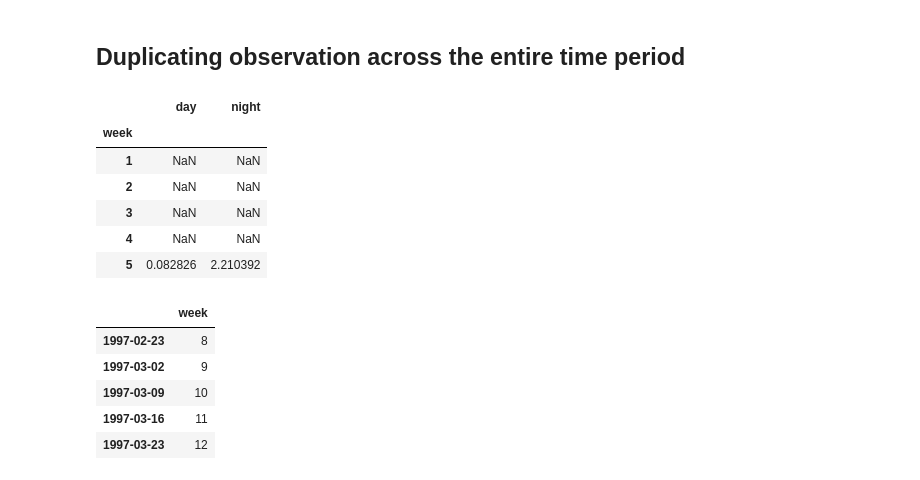
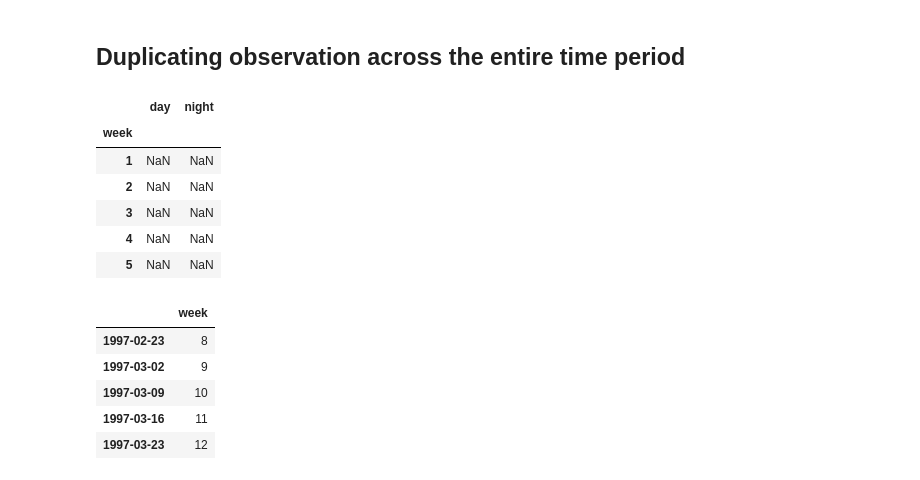
Before and after one commit to Ash12H/Seapopym-optimization, a Jupyter notebook: notebooks/1_data_processing/1_1_Forcing/1_1_7_1_climato_obs_papa.ipynb, the cells around one changed output. Saved outputs shown, nothing was run; the diff lists cells and outputs as text; code cells hidden in the pictures.

```diff
--- a/notebooks/1_data_processing/1_1_Forcing/1_1_7_1_climato_obs_papa.ipynb
+++ b/notebooks/1_data_processing/1_1_Forcing/1_1_7_1_climato_obs_papa.ipynb
@@ -117,7 +258,7 @@ plt.show()
 # %% [markdown]
 ## Group data by week
 # %%
-grouped_data = xr.Dataset({"day": day_detrended, "night": night_detrended})
+grouped_data = xr.Dataset({"day": data.day, "night": data.night})
 
 # Calculer les moyennes mensuelles des données détrendées
 grouped_data = grouped_data.groupby("time.week").mean()
@@ -191,16 +295,18 @@ plt.show()
 # %% [markdown]
 ## Duplicating observation across the entire time period
 # %%
-value_by_week = smoothed.to_dataframe().drop(columns=["latitude", "longitude", "layer"])
+value_by_week = (
+    grouped_data.to_dataframe().reset_index().drop(columns=["latitude", "longitude", "layer"]).set_index("week")
+)
 value_by_week.head()
 # %% [output]
 |  | day | night |
 | week |  |  |
 | 1 | NaN | NaN |
 | 2 | NaN | NaN |
 | 3 | NaN | NaN |
 | 4 | NaN | NaN |
-| 5 | 0.082826 | 2.210392 |
+| 5 | NaN | NaN |
 # %%
 week_by_day = (
     pd.date_range(start=data.indexes["time"][0], end=data.indexes["time"][-1], freq="W")
```
Also changed, not shown: parts of 21 cells of this notebook, 10 other files.
